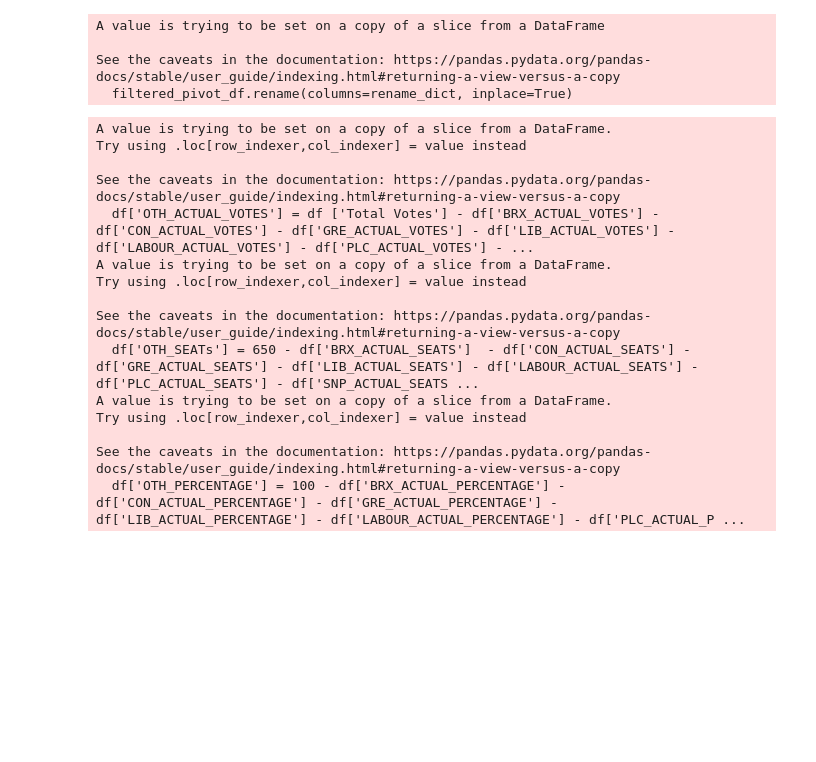
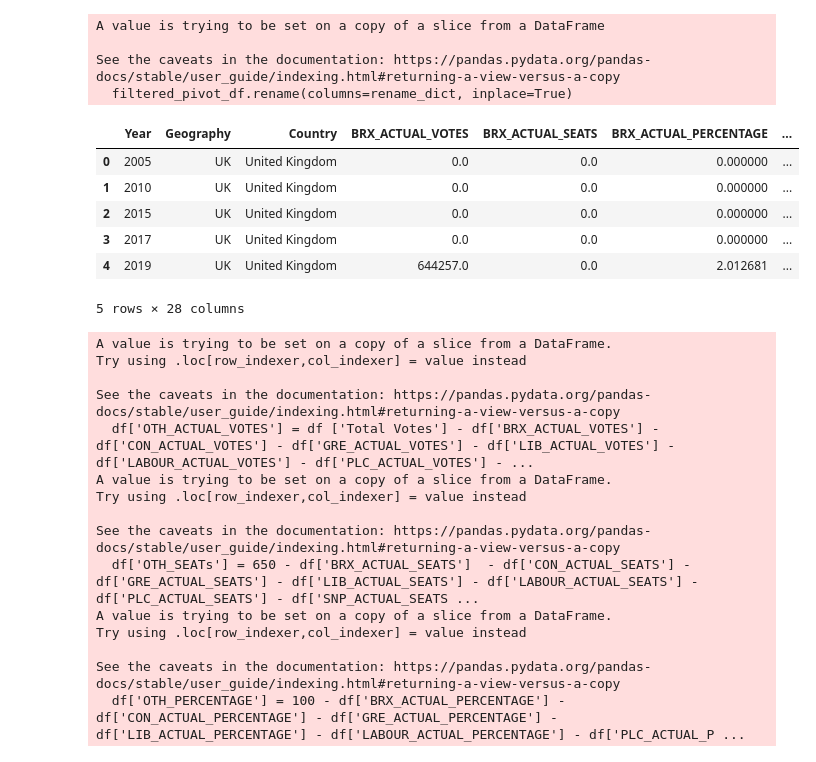
Before and after one commit to oscarhibbert/election-predictor, a Jupyter notebook: notebooks/chris_kingdon_election_results.ipynb, the cells around one changed output. Drawn from its saved outputs; the diff is of its cells as text; code cells hidden in the pictures; blank space fills up the shorter version.

```diff
--- a/notebooks/chris_kingdon_election_results.ipynb
+++ b/notebooks/chris_kingdon_election_results.ipynb
@@ -5,8 +5,8 @@ import pandas as pd
 file_path = '../raw_data/raw_election_results.csv'  # Update with your file path
 df = pd.read_csv(file_path)
 
-# Filter the dataset for UK-national results for the specified election years ([1992, 1997, 2001, 2005, 2010, 2015, 2017, 2019)
-filtered_df = df[(df['Country'] == 'United Kingdom') & (df['Year'].isin([1992, 1997, 2001, 2005, 2010, 2015, 2017, 2019]))]
+# Filter the dataset for UK-national results for the specified election years (2005, 2010, 2015, 2017, 2019)
+filtered_df = df[(df['Country'] == 'United Kingdom') & (df['Year'].isin([2005, 2010, 2015, 2017, 2019]))]
 
 # Drop the specified columns except 'Seats'
 columns_to_drop = ['Vote Change', 'Percent Change', 'Seat Change', 'Percent Seat Change']
@@ -104,6 +104,16 @@ A value is trying to be set on a copy of a slice from a DataFrame
 
 See the caveats in the documentation: https://pandas.pydata.org/pandas-docs/stable/user_guide/indexing.html#returning-a-view-versus-a-copy
   filtered_pivot_df.rename(columns=rename_dict, inplace=True)
+# %%
+df
+# %% [output]
+|  | Year | Geography | Country | BRX_ACTUAL_VOTES | BRX_ACTUAL_SEATS | BRX_ACTUAL_PERCENTAGE | ... |
+| 0 | 2005 | UK | United Kingdom | 0.0 | 0.0 | 0.000000 | ... |
+| 1 | 2010 | UK | United Kingdom | 0.0 | 0.0 | 0.000000 | ... |
+| 2 | 2015 | UK | United Kingdom | 0.0 | 0.0 | 0.000000 | ... |
+| 3 | 2017 | UK | United Kingdom | 0.0 | 0.0 | 0.000000 | ... |
+| 4 | 2019 | UK | United Kingdom | 644257.0 | 0.0 | 2.012681 | ... |
+5 rows × 28 columns
 # %%
 # Calculates other
 df['OTH_ACTUAL_VOTES'] = df ['Total Votes'] - df['BRX_ACTUAL_VOTES'] - df['CON_ACTUAL_VOTES'] - df['GRE_ACTUAL_VOTES'] - df['LIB_ACTUAL_VOTES'] - df['LABOUR_ACTUAL_VOTES'] - df['PLC_ACTUAL_VOTES'] - df['SNP_ACTUAL_VOTES'] - df['UKI_ACTUAL_VOTES']
```
Also changed, not shown: parts of 3 cells of this notebook, 2 other files.
